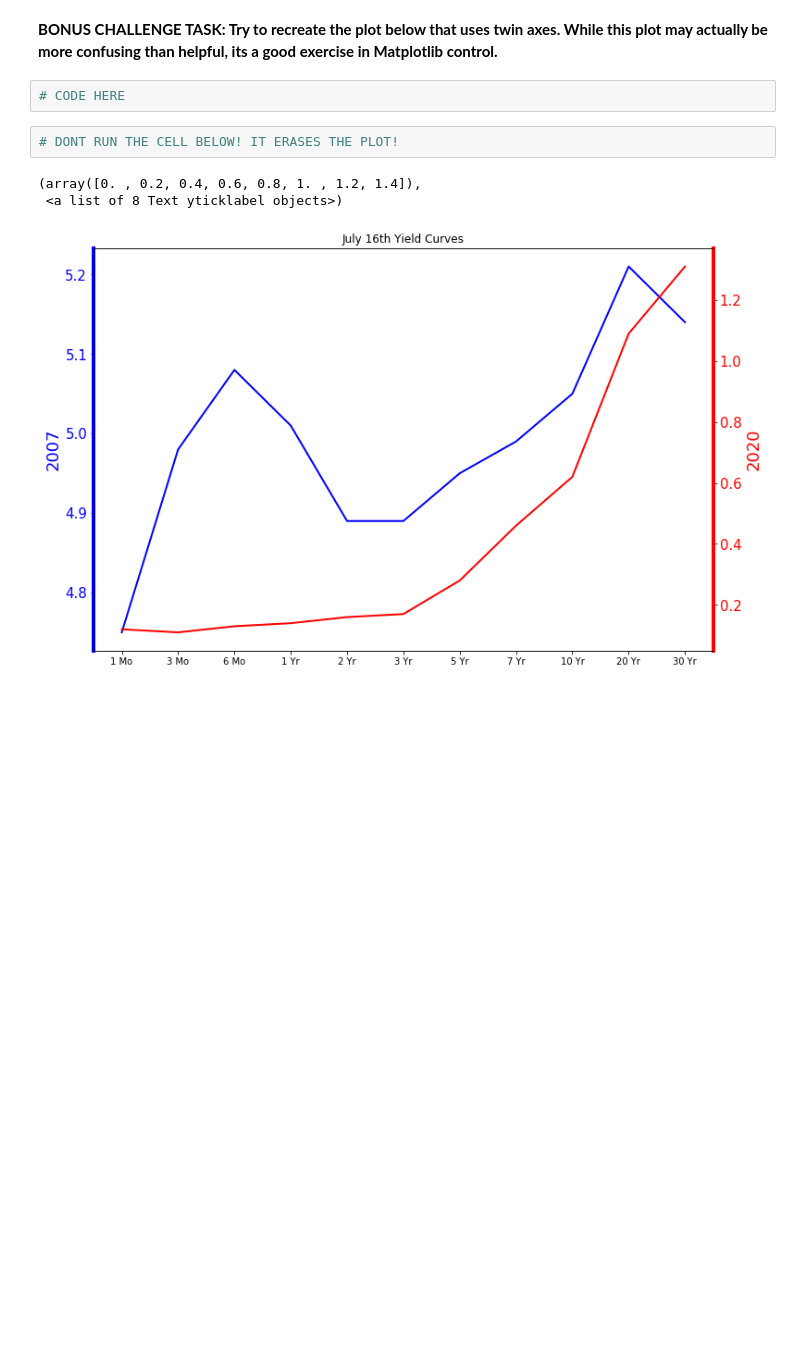
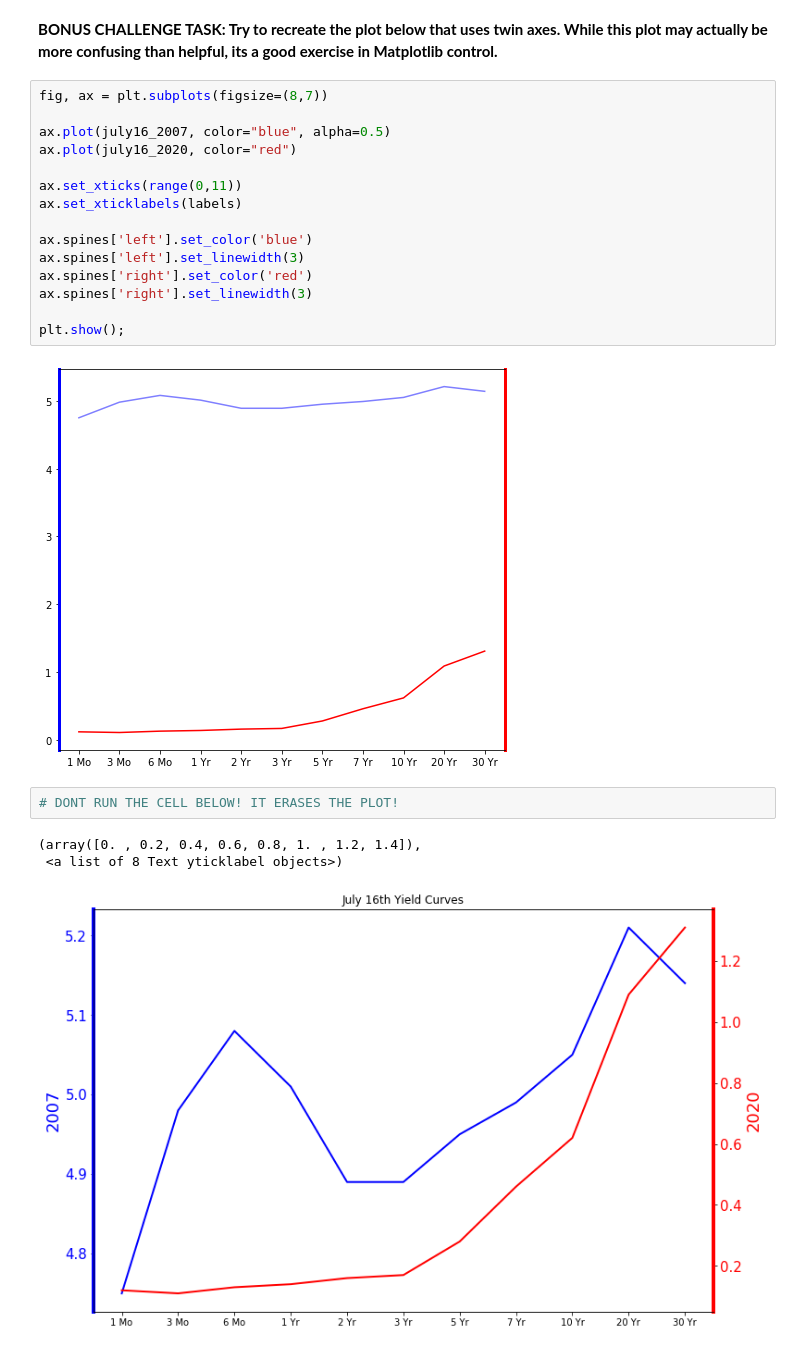
Before and after one commit to Denisse-AB/machine-learning, a Jupyter notebook: Matplotlib Exercises.ipynb, the cells around one changed output. Saved outputs shown, nothing was run; the diff lists cells and outputs as text; blank space fills up the shorter version.

```diff
--- a/Matplotlib Exercises.ipynb
+++ b/Matplotlib Exercises.ipynb
@@ -172,7 +157,22 @@ july16_2020 = [0.12,0.11,0.13,0.14,0.16,0.17,0.28,0.46,0.62,1.09,1.31]
 # %% [markdown]
 **BONUS CHALLENGE TASK: Try to recreate the plot below that uses twin axes. While this plot may actually be more confusing than helpful, its a good exercise in Matplotlib control.**
-# %%
-# CODE HERE
+# %%
+fig, ax = plt.subplots(figsize=(8,7))
+
+ax.plot(july16_2007, color="blue", alpha=0.5)
+ax.plot(july16_2020, color="red")
+
+ax.set_xticks(range(0,11))
+ax.set_xticklabels(labels)
+
+ax.spines['left'].set_color('blue')
+ax.spines['left'].set_linewidth(3)
+ax.spines['right'].set_color('red')
+ax.spines['right'].set_linewidth(3)
+
+plt.show();
+# %% [output]
+[figure, added]
 # %%
 # DONT RUN THE CELL BELOW! IT ERASES THE PLOT!
 # %%
```
Also changed, not shown: parts of 17 cells of this notebook.
